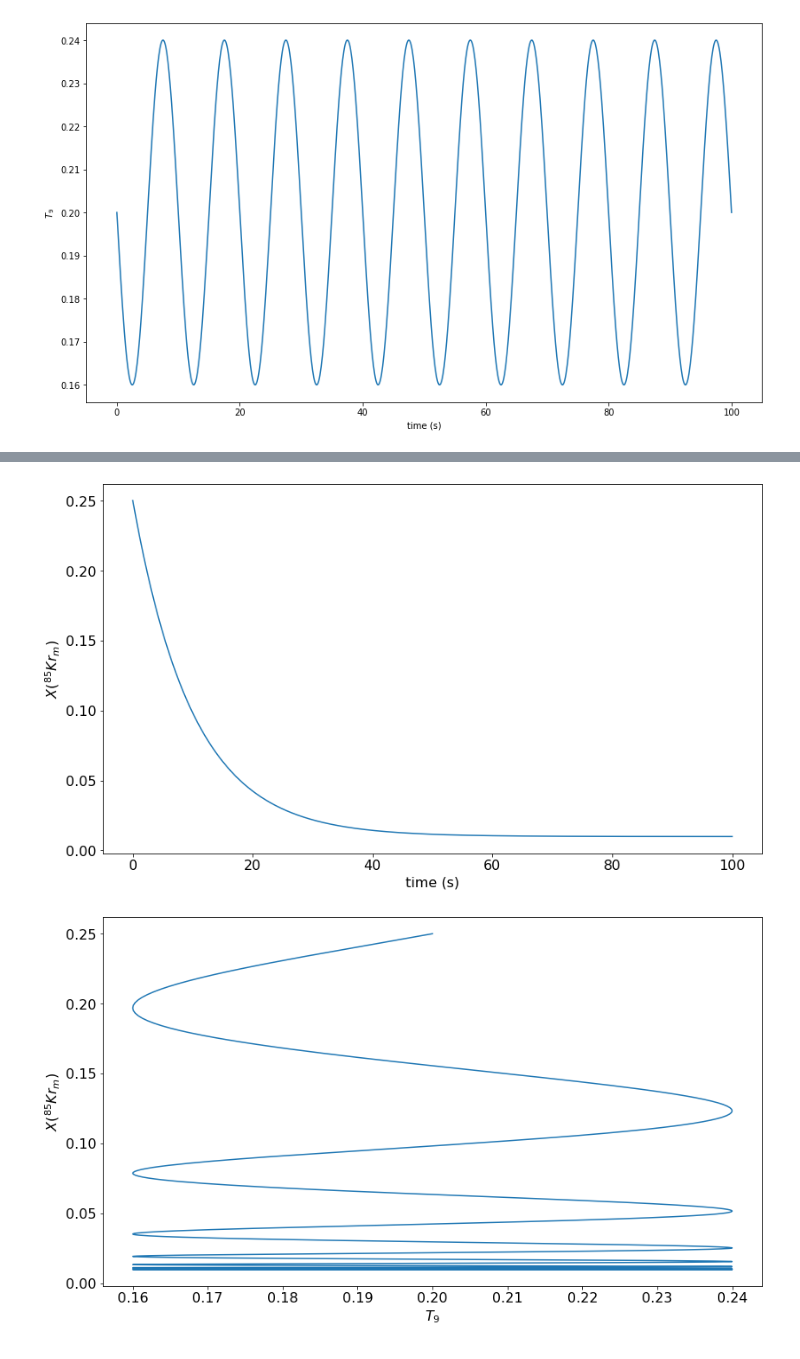
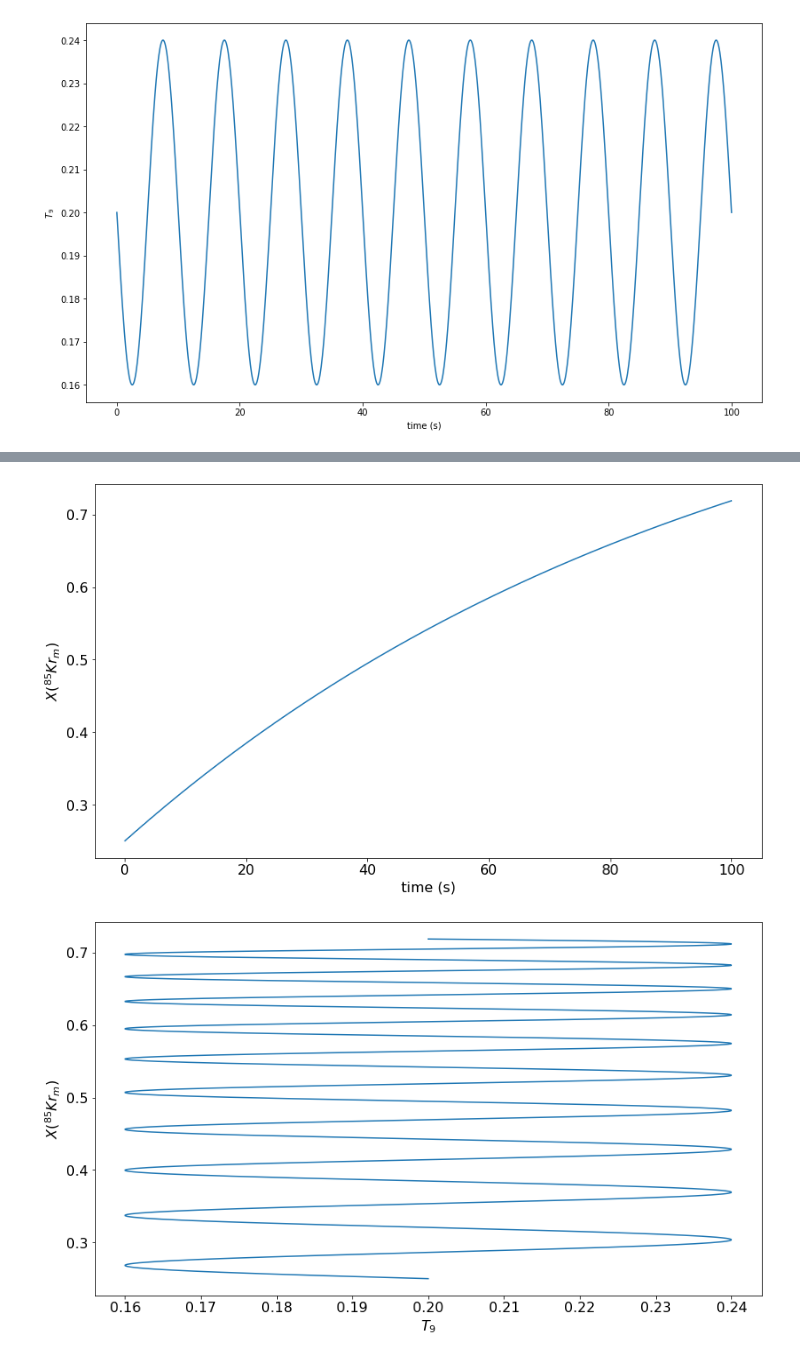
Before and after one commit to jaadt7/isomer_intuition, a Jupyter notebook: isomer_intuition.ipynb, the cells around one changed output, grey strips where cells are left out. Saved outputs shown, nothing was run; the diff lists cells and outputs as text; code cells hidden in the pictures.

```diff
--- a/isomer_intuition.ipynb
+++ b/isomer_intuition.ipynb
@@ -54,8 +54,8 @@ t9_0 = 0.2
 rho_0 = 1e+3 #g/cc
 den_frac = 0.5
 flag = 'sinusoidal'
-lambda_decay_0 = 0.1
-lambda_excite_0 = 0.001
+lambda_decay_0 = 0.0001
+lambda_excite_0 = 0.01
 energy = 81
 t = np.linspace(0,100,1000)
 
@@ -79,10 +79,10 @@ y_kr85_m,y_kr85_g = nef_raf_solver(lambda_excite,lambda_decay,t,y_kr85_m,y_kr85_
 
 plt.figure(figsize=[13.66,7.86])
 plt.rcParams['font.size'] = 16
-plt.plot(t,y_kr85_m,label = r'$Y(^{85}Kr_{m})$')
-plt.plot(t,y_kr85_g,label = r'$Y(^{85}Kr_{g})$')
+plt.plot(t,y_kr85_m,label = r'$X(^{85}Kr_{m})$')
+plt.plot(t,y_kr85_g,label = r'$X(^{85}Kr_{g})$')
 plt.plot(t,y_kr85_g+y_kr85_m, label = 'total')
-plt.ylabel('Y')
+plt.ylabel('X')
 plt.xlabel('time (s)')
 plt.legend()
 
@@ -101,2 +101,2 @@ plt.show()
-[figure, old version]
+[figure, new version]
-[figure, old version]
+[figure, new version]
```
Also changed, not shown: parts of 1 cell of this notebook.
